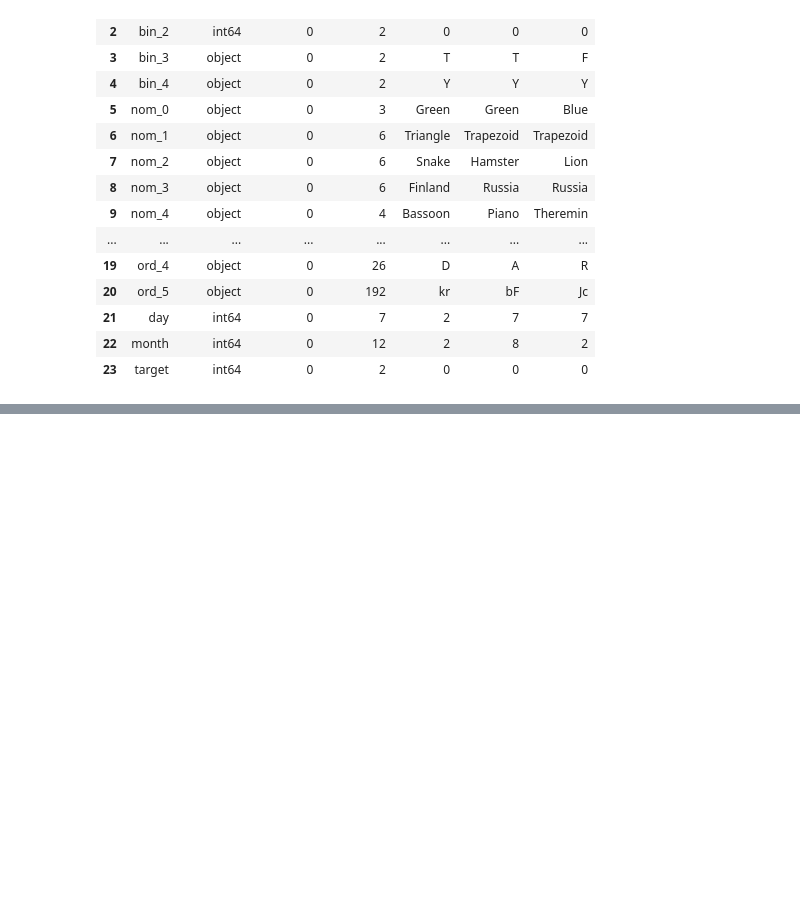
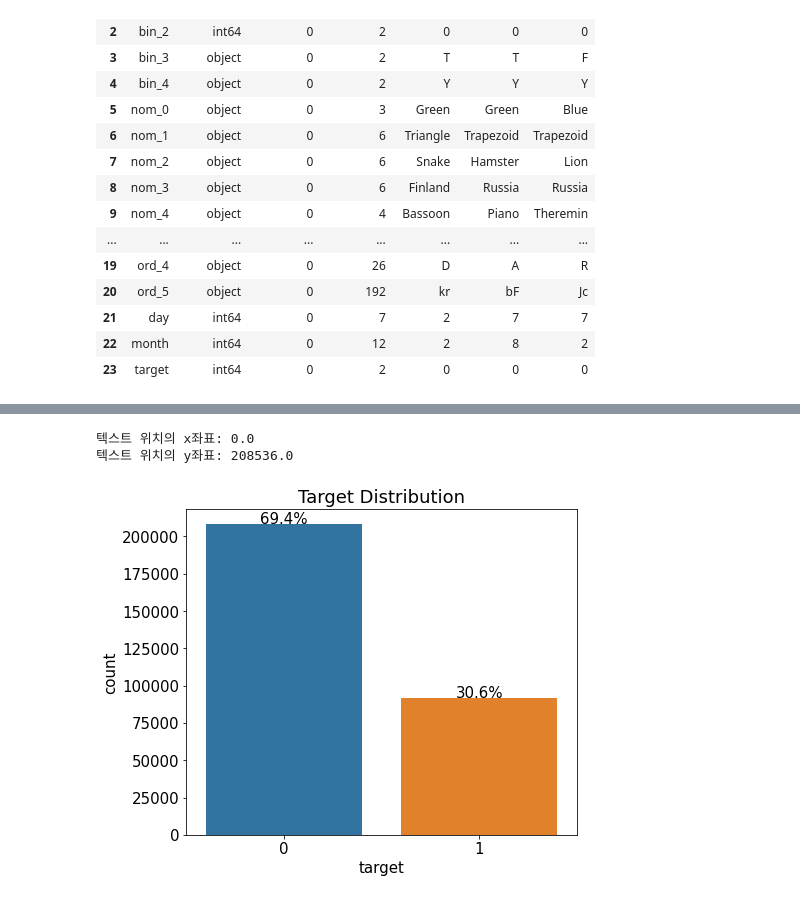
Before and after one commit to DrunkJin/Kaggle, a Jupyter notebook: categorical-feature-encoding-challenge-cocoyachi.ipynb, the cells around one changed output, grey strips where cells are left out. Drawn from its saved outputs; the diff is of its cells as text; code cells hidden in the pictures; blank space fills up the shorter version.

```diff
--- a/categorical-feature-encoding-challenge-cocoyachi.ipynb
+++ b/categorical-feature-encoding-challenge-cocoyachi.ipynb
@@ -89,0 +161,28 @@ resumetable(train)
+# %%
+print('텍스트 위치의 x좌표:', rectangle.get_x() + rectangle.get_width() / 2.0)
+print('텍스트 위치의 y좌표:', rectangle.get_height() + len(train) * 0.001)
+# %% [output]
+텍스트 위치의 x좌표: 0.0
+텍스트 위치의 y좌표: 208536.0
+# %%
+def write_percent(ax, total_size):
+    '''도형 객체를 순회하며 막대 상단에 타겟값 비율 표시'''
+    for patch in ax.patches:
+        height = patch.get_height()     # 도형 높이(데이터 개수)
+        width = patch.get_width()       # 도형 너비
+        left_coord = patch.get_x()      # 도형 왼쪽 테두리의 x축 위치
+        percent = height/total_size*100 # 타겟값 비율
+
+        # (x, y) 좌표에 텍스트 입력
+        ax.text(x=left_coord + width/2.0,    # x축 위치
+                y=height + total_size*0.001, # y축 위치
+                s=f'{percent:1.1f}%',        # 입력 텍스트
+                ha='center')                 # 가운데 정렬
+
+plt.figure(figsize=(7, 6))
+
+ax = sns.countplot(x='target', data=train)
+write_percent(ax, len(train))  # 비율 표시
+ax.set_title('Target Distribution');
+# %% [output]
+[figure, added]
```
Also changed, not shown: parts of 13 cells of this notebook.
